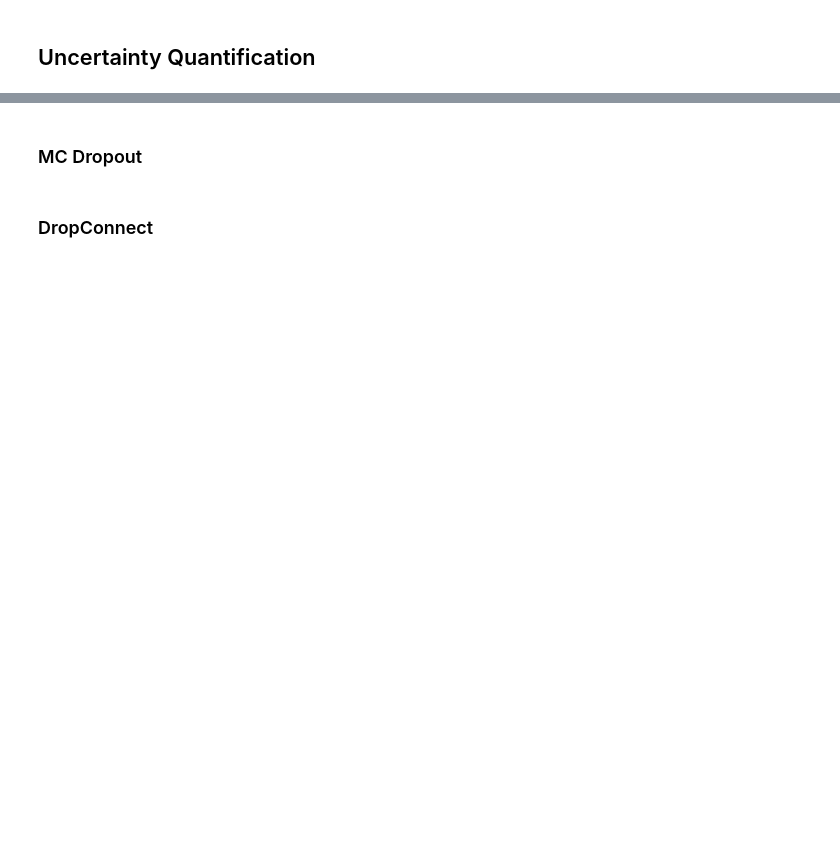
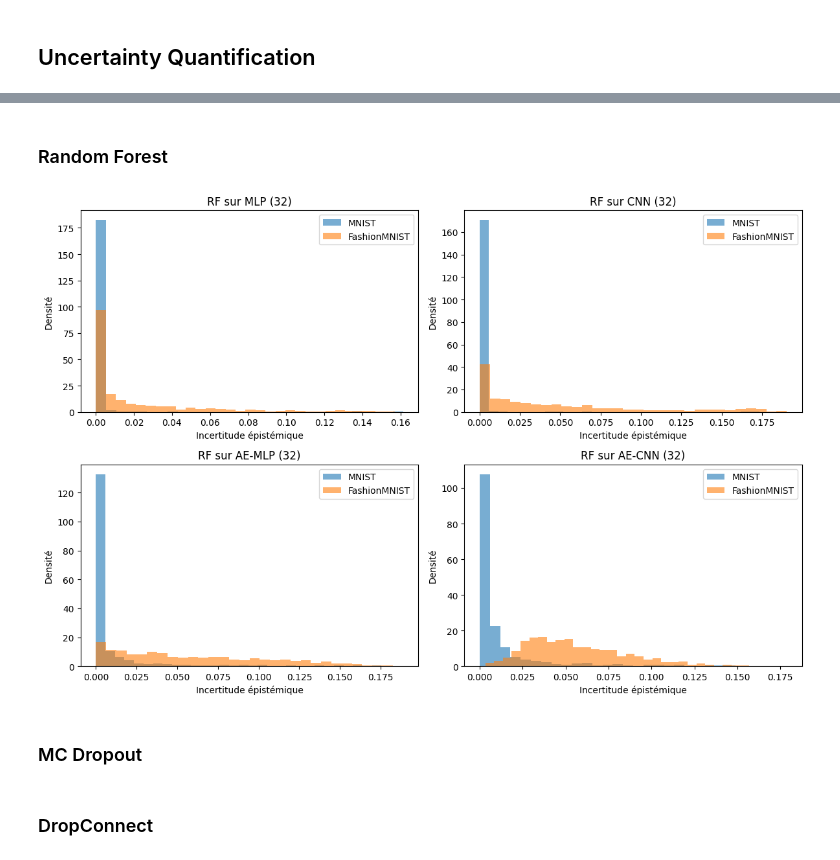
Before and after one commit to francois-thievon/MosAIk, a Jupyter notebook: demonstration/demo_quant_incertitudes.ipynb, the cells around one changed output, grey strips where cells are left out. Drawn from its saved outputs; the diff is of its cells as text; code cells hidden in the pictures; blank space fills up the shorter version.

Commit message:
incertitudes sur mnist

```diff
--- a/demonstration/demo_quant_incertitudes.ipynb
+++ b/demonstration/demo_quant_incertitudes.ipynb
@@ -606,0 +606,2 @@ plt.show()
+# %% [markdown]
+### Random Forest
@@ -607,3 +755,80 @@ plt.show()
+# %%
+from torch.utils.data import Subset, DataLoader
+
+# Échantillons de 1000 images (MNIST et FashionMNIST)
+rng = np.random.default_rng(0)
+mnist_idx_1k = rng.choice(len(mnist_test), size=1000, replace=False)
+fashion_idx_1k = rng.choice(len(fashion_test), size=1000, replace=False)
+
+mnist_subset_1k = Subset(mnist_test, mnist_idx_1k)
+fashion_subset_1k = Subset(fashion_test, fashion_idx_1k)
+
+mnist_loader_1k = DataLoader(mnist_subset_1k, batch_size=256, shuffle=False)
+fashion_loader_1k = DataLoader(fashion_subset_1k, batch_size=256, shuffle=False)
+
+def fit_rf(X, y, nb_estimators=200):
+    rf = RandomForestClassifier(n_estimators=nb_estimators, min_samples_leaf=5)
+    rf.fit(X, y)
+    return rf
+
+def rf_ep_from_model(rf, X_test):
+    preds = rf.predict_proba(X_test)
+    p_pred = np.array([tree.predict_proba(X_test) for tree in rf.estimators_])
+    ep = np.var(p_pred[:, :, 0], axis=0)
+    return ep, p_pred, preds
+
+# Entraîner les RF sur l'ensemble d'entraînement (représentations 32D)
+rf_mlp = fit_rf(X_mlp_train, y_mlp_train)
+rf_cnn = fit_rf(X_cnn_train, y_cnn_train)
+rf_ae_mlp = fit_rf(X_ae_mlp_train, y_ae_mlp_train)
+rf_ae_cnn = fit_rf(X_ae_cnn_train, y_ae_cnn_train)
+
+# Extraire les représentations pour les 1000 images test
+X_mlp_mnist_1k, _ = extract_mlp_features(mlp_mnist, mnist_loader_1k)
+X_mlp_fashion_1k, _ = extract_mlp_features(mlp_mnist, fashion_loader_1k)
+
+X_cnn_mnist_1k, _ = extract_cnn_features(cnn_mnist, mnist_loader_1k)
+X_cnn_fashion_1k, _ = extract_cnn_features(cnn_mnist, fashion_loader_1k)
+
+X_ae_mlp_mnist_1k, _ = extract_ae_mlp_features(ae_mlp_mnist, mnist_loader_1k)
+X_ae_mlp_fashion_1k, _ = extract_ae_mlp_features(ae_mlp_mnist, fashion_loader_1k)
+
+X_ae_cnn_mnist_1k, _ = extract_ae_cnn_features(ae_cnn_mnist, mnist_loader_1k)
+X_ae_cnn_fashion_1k, _ = extract_ae_cnn_features(ae_cnn_mnist, fashion_loader_1k)
+
+# Incertitudes épistémiques via RF
+ep_mlp_mnist, _, _ = rf_ep_from_model(rf_mlp, X_mlp_mnist_1k)
+ep_mlp_fashion, _, _ = rf_ep_from_model(rf_mlp, X_mlp_fashion_1k)
+
+ep_cnn_mnist, _, _ = rf_ep_from_model(rf_cnn, X_cnn_mnist_1k)
+ep_cnn_fashion, _, _ = rf_ep_from_model(rf_cnn, X_cnn_fashion_1k)
+
+ep_ae_mlp_mnist, _, _ = rf_ep_from_model(rf_ae_mlp, X_ae_mlp_mnist_1k)
+ep_ae_mlp_fashion, _, _ = rf_ep_from_model(rf_ae_mlp, X_ae_mlp_fashion_1k)
+
+ep_ae_cnn_mnist, _, _ = rf_ep_from_model(rf_ae_cnn, X_ae_cnn_mnist_1k)
+ep_ae_cnn_fashion, _, _ = rf_ep_from_model(rf_ae_cnn, X_ae_cnn_fashion_1k)
+
+# Graphes de densité (MNIST vs FashionMNIST)
+fig, axes = plt.subplots(2, 2, figsize=(12, 8))
+plots = [
+    (axes[0, 0], ep_mlp_mnist, ep_mlp_fashion, "RF sur MLP (32)"),
+    (axes[0, 1], ep_cnn_mnist, ep_cnn_fashion, "RF sur CNN (32)"),
+    (axes[1, 0], ep_ae_mlp_mnist, ep_ae_mlp_fashion, "RF sur AE-MLP (32)"),
+    (axes[1, 1], ep_ae_cnn_mnist, ep_ae_cnn_fashion, "RF sur AE-CNN (32)")
+ ]
+for ax, ep_mnist, ep_fashion, title in plots:
+    ax.hist(ep_mnist, bins=30, density=True, alpha=0.6, label="MNIST")
+    ax.hist(ep_fashion, bins=30, density=True, alpha=0.6, label="FashionMNIST")
+    ax.set_title(title)
+    ax.set_xlabel("Incertitude épistémique")
+    ax.set_ylabel("Densité")
+    ax.legend()
+
+plt.tight_layout()
+plt.show()
+# %% [output]
+[figure, added]
 # %% [markdown]
 ### MC Dropout
 # %% [markdown]
```
Also changed, not shown: parts of 11 cells of this notebook, 1 other file.
